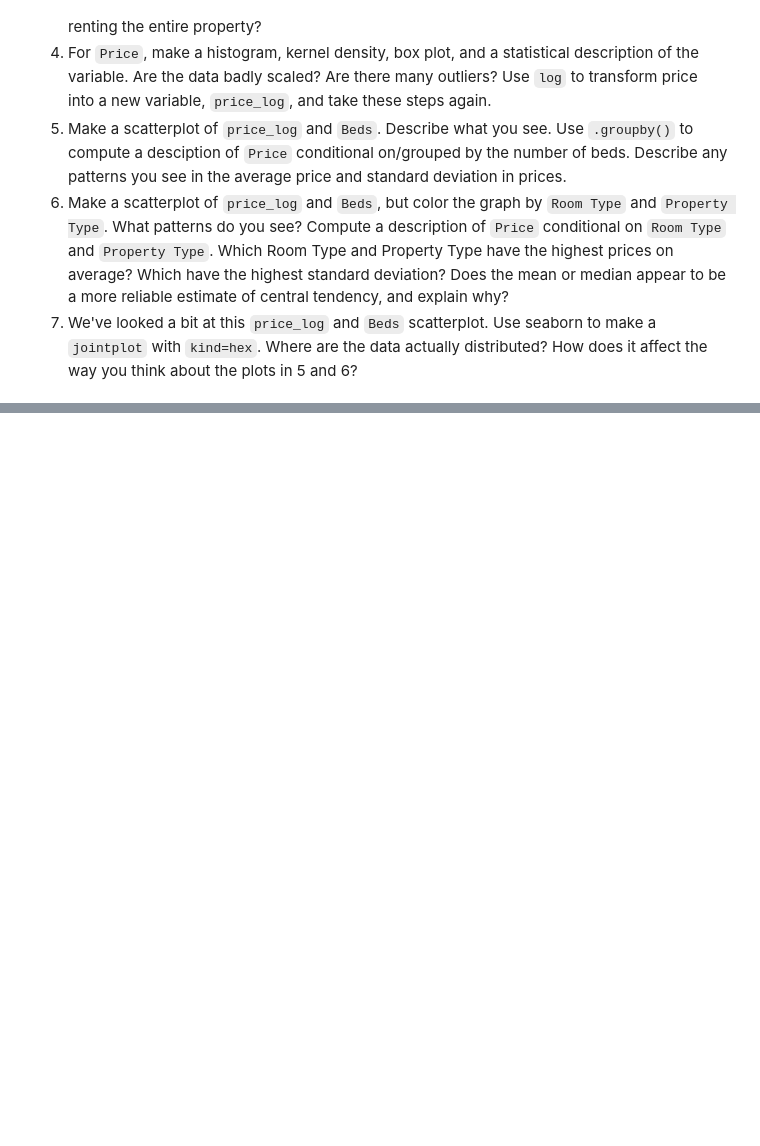
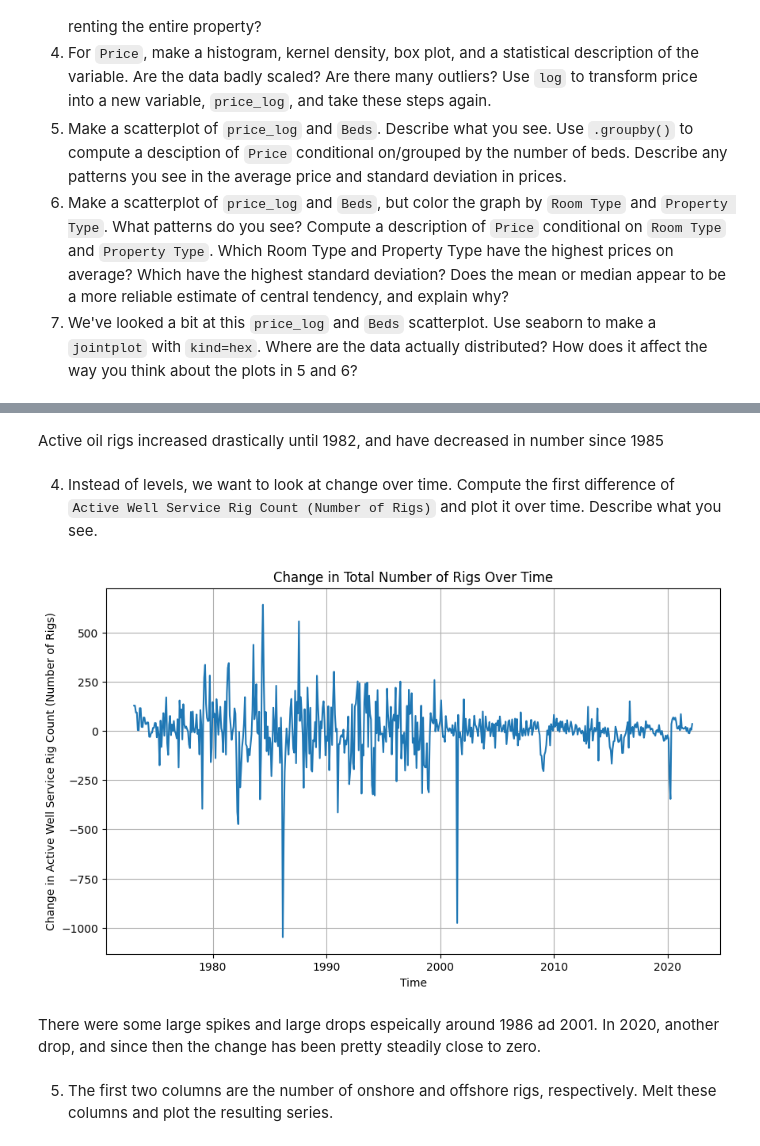
Before and after one commit to alaplace17/EDA, a Jupyter notebook: assignment/assignment.ipynb, the cells around one changed output, grey strips where cells are left out. Cells and saved outputs as stored; diff of their text form; code cells hidden in the pictures; blank space fills up the shorter version.

```diff
--- a/assignment/assignment.ipynb
+++ b/assignment/assignment.ipynb
@@ -240,0 +331,22 @@ Name: Foreign Gift Amount, dtype: int64
+# %% [markdown]
+Active oil rigs increased drastically until 1982, and have decreased in number since 1985
+# %% [markdown]
+4. Instead of levels, we want to look at change over time. Compute the first difference of  `Active Well Service Rig Count (Number of Rigs)` and plot it over time. Describe what you see.
+# %%
+# Compute the first difference of 'Active Well Service Rig Count (Number of Rigs)'
+df_clean['Rig Count Change'] = df_clean['Active Well Service Rig Count (Number of Rigs)'].diff()
+
+# Plot the first difference over time
+plt.figure(figsize=(10, 6))
+plt.plot(df_clean['time'], df_clean['Rig Count Change'])
+plt.xlabel('Time')
+plt.ylabel('Change in Active Well Service Rig Count (Number of Rigs)')
+plt.title('Change in Total Number of Rigs Over Time')
+plt.grid(True)
+plt.show()
+# %% [output]
+[figure, added]
+# %% [markdown]
+There were some large spikes and large drops espeically around 1986 ad 2001. In 2020, another drop, and since then the change has been pretty steadily close to zero.
+# %% [markdown]
+5. The first two columns are the number of onshore and offshore rigs, respectively. Melt these columns and plot the resulting series.
```
Also changed, not shown: parts of 15 cells of this notebook.
